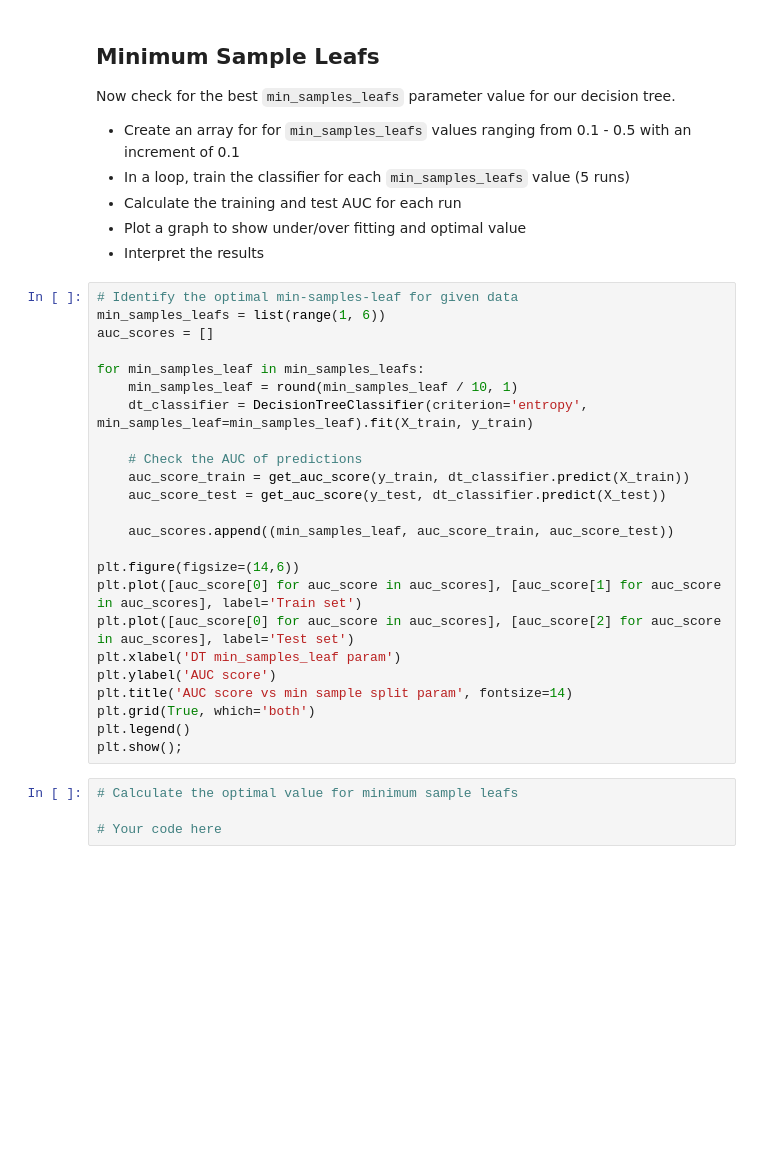
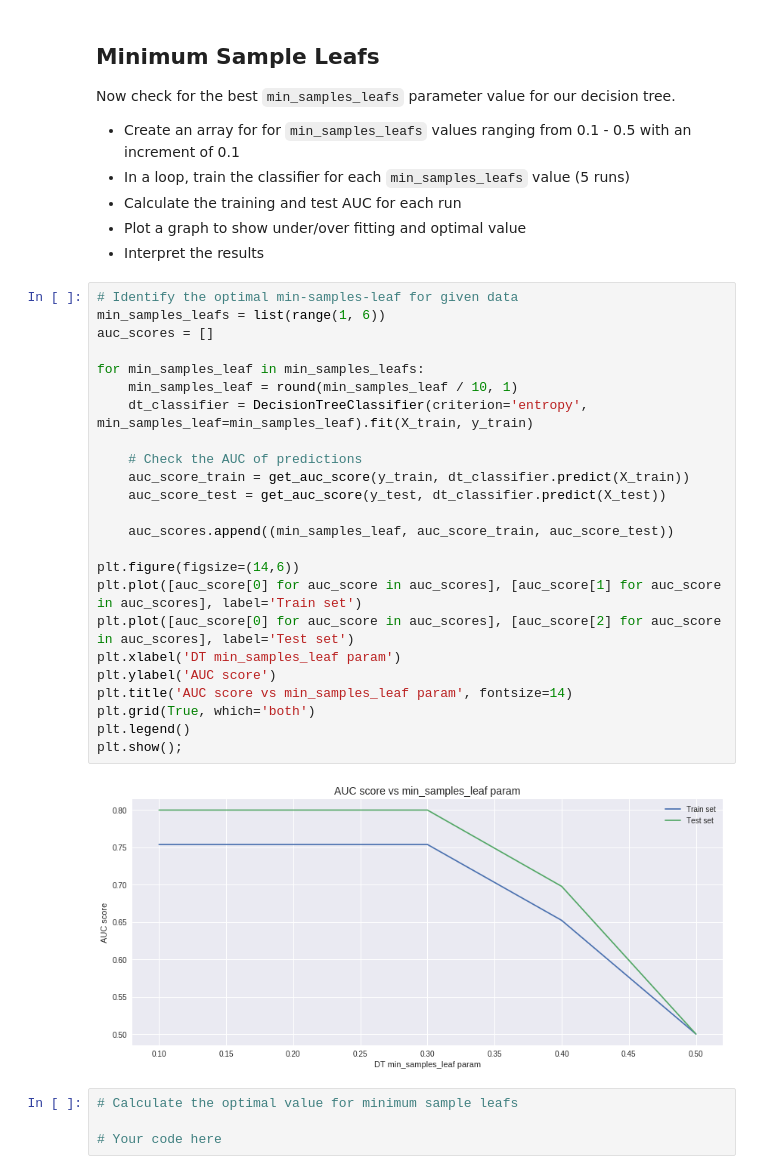
Before and after one commit to fleralle/dsc-tuning-decision-trees-lab-houston-ds-042219, a Jupyter notebook: index.ipynb, the cells around one changed output. Saved outputs shown, nothing was run; the diff lists cells and outputs as text; blank space fills up the shorter version.

```diff
--- a/index.ipynb
+++ b/index.ipynb
@@ -190,27 +190,29 @@ Now check for the best `min_samples_leafs` parameter value for our decision tree
 # %%
 # Identify the optimal min-samples-leaf for given data
 min_samples_leafs = list(range(1, 6))
 auc_scores = []
 
 for min_samples_leaf in min_samples_leafs:
     min_samples_leaf = round(min_samples_leaf / 10, 1)
     dt_classifier = DecisionTreeClassifier(criterion='entropy', min_samples_leaf=min_samples_leaf).fit(X_train, y_train)
 
     # Check the AUC of predictions
     auc_score_train = get_auc_score(y_train, dt_classifier.predict(X_train))
     auc_score_test = get_auc_score(y_test, dt_classifier.predict(X_test))
 
     auc_scores.append((min_samples_leaf, auc_score_train, auc_score_test))
 
 plt.figure(figsize=(14,6))
 plt.plot([auc_score[0] for auc_score in auc_scores], [auc_score[1] for auc_score in auc_scores], label='Train set')
 plt.plot([auc_score[0] for auc_score in auc_scores], [auc_score[2] for auc_score in auc_scores], label='Test set')
 plt.xlabel('DT min_samples_leaf param')
 plt.ylabel('AUC score')
-plt.title('AUC score vs min sample split param', fontsize=14)
+plt.title('AUC score vs min_samples_leaf param', fontsize=14)
 plt.grid(True, which='both')
 plt.legend()
 plt.show();
+# %% [output]
+[figure, added]
 # %%
 # Calculate the optimal value for minimum sample leafs
 
```
